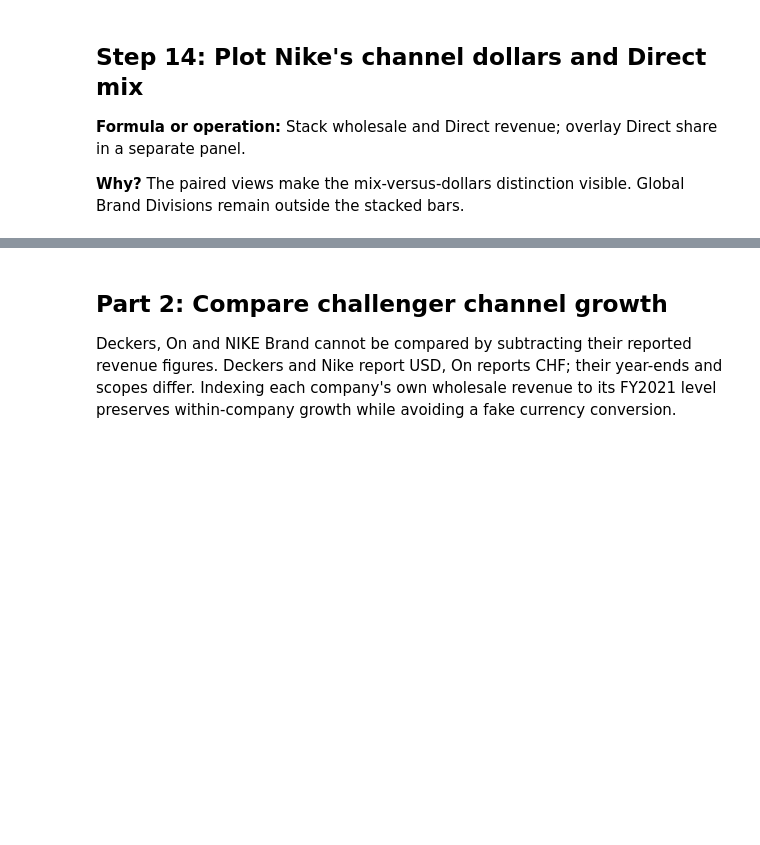
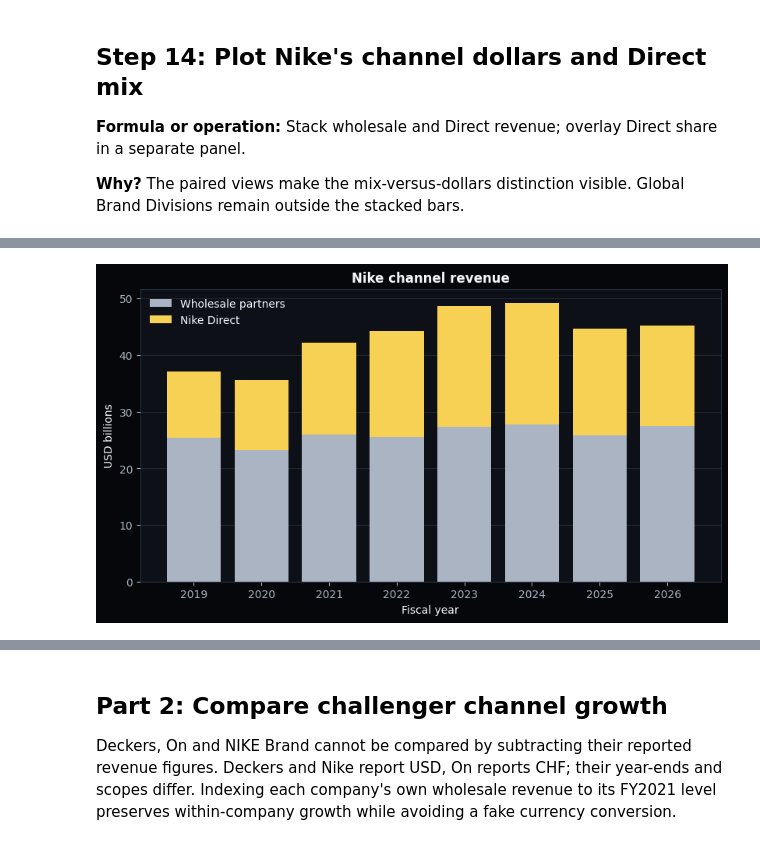
Before and after one commit to IshaPatro/Equity-Research-Report-Nike-, a Jupyter notebook: research/nike_distribution_case_study.ipynb, the cells around one changed output, grey strips where cells are left out. Cells and saved outputs as stored; diff of their text form; code cells hidden in the pictures; blank space fills up the shorter version.

```diff
--- a/research/nike_distribution_case_study.ipynb
+++ b/research/nike_distribution_case_study.ipynb
@@ -447,0 +444,14 @@ plt.show()
+# %%
+fig_nike_channel_revenue, ax = plt.subplots(figsize=(8, 4.5), layout='constrained')
+ax.bar(nike.fiscal_year, nike.nike_brand_wholesale / 1000,
+       label='Wholesale partners', color=CHANNEL_COLORS['Wholesale'])
+ax.bar(nike.fiscal_year, nike.nike_brand_direct / 1000,
+       bottom=nike.nike_brand_wholesale / 1000,
+       label='Nike Direct', color=CHANNEL_COLORS['Direct'])
+ax.set(title='Nike channel revenue', ylabel='USD billions', xlabel='Fiscal year')
+style_axes(ax)
+ax.legend(frameon=False)
+plt.savefig(output / 'nike_channel_revenue.png', dpi=160, bbox_inches='tight', facecolor=BACKGROUND)
+plt.show()
+# %% [output]
+[figure, added]
```
Also changed, not shown: parts of 19 cells of this notebook, 57 other files.
